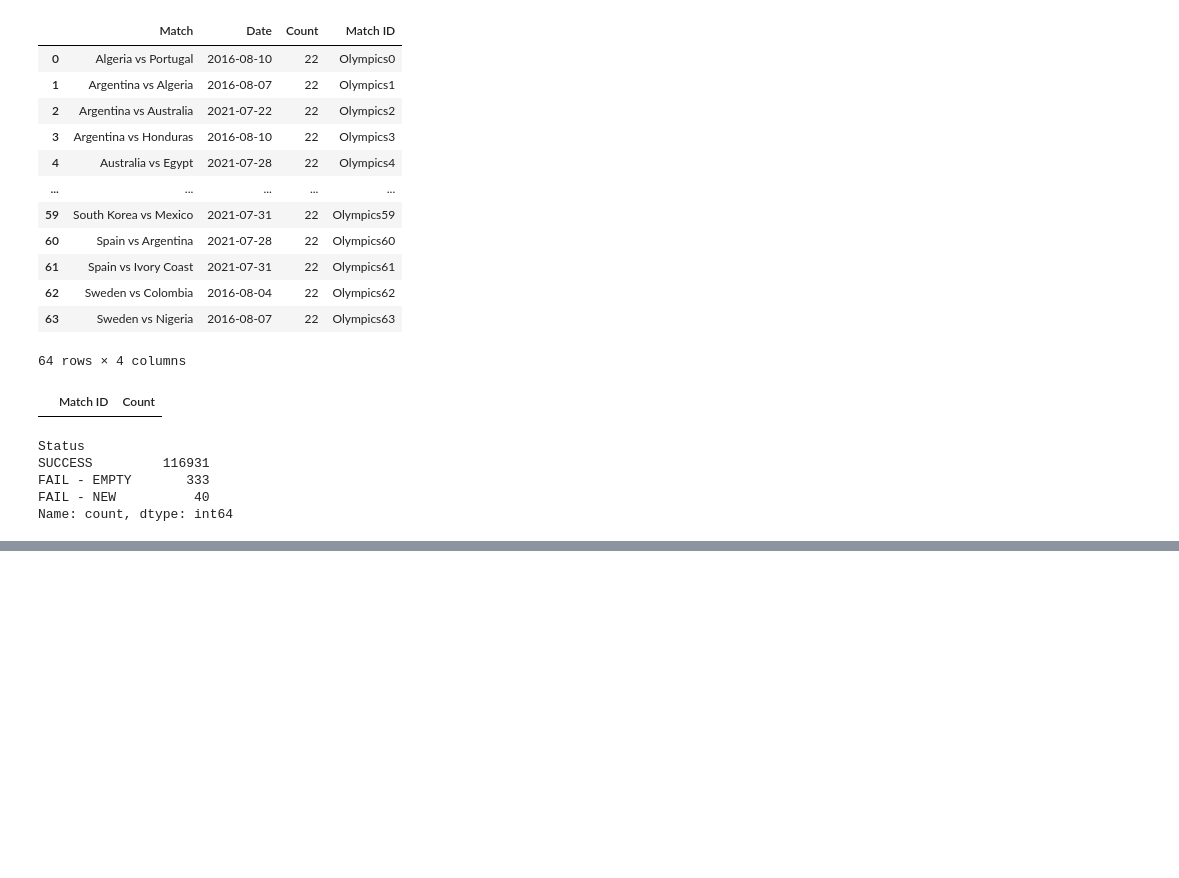
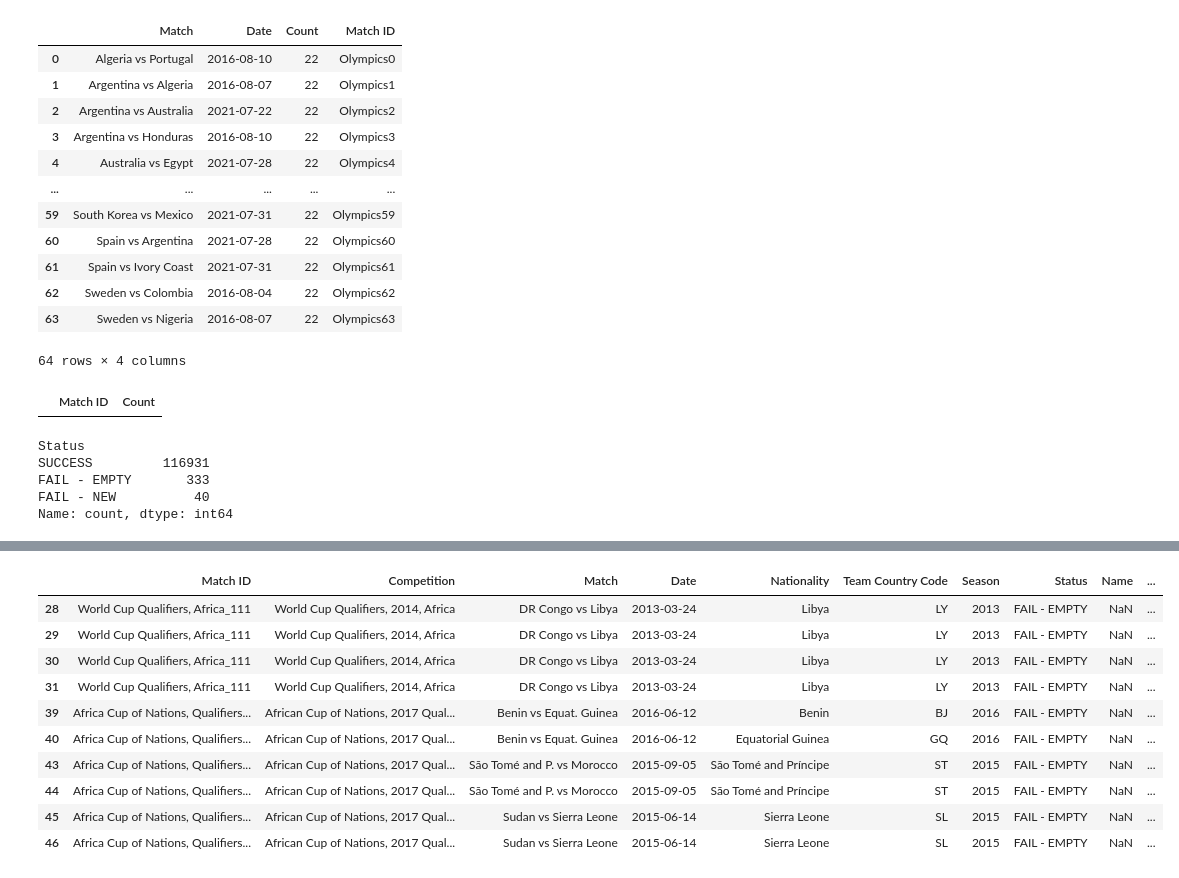
Before and after one commit to finnlsmith/footy_project_market_value_rankings, a Jupyter notebook: create_dataset_1/market_value_scrapes.ipynb, the cells around one changed output, grey strips where cells are left out. Drawn from its saved outputs; the diff is of its cells as text; code cells hidden in the pictures; blank space fills up the shorter version.

Commit message:
combined dataset

```diff
--- a/create_dataset_1/market_value_scrapes.ipynb
+++ b/create_dataset_1/market_value_scrapes.ipynb
@@ -1622,0 +1627,2 @@ Name: count, dtype: int64
+# %%
+latest_combined_DF = load_csv_dataset('combined_DF_may_20.csv')
@@ -1622,0 +1675,4 @@ Name: count, dtype: int64
+# %%
+latest_combined_DF = latest_combined_DF[latest_combined_DF['Match ID'] != 'Africa Cup of Nations, Qualifiers_258']
+latest_combined_DF = latest_combined_DF.drop(columns={'Unnamed: 0.1', 'Unnamed: 0'})
+latest_combined_DF['Match ID'].value_counts()
@@ -1622,0 +1693,38 @@ Name: count, dtype: int64
+# %%
+latest_combined_DF.at[24, 'Market Value'] = 125000
+latest_combined_DF.at[24, 'Lookup Return Case'] = 'Found in Curr Season'
+latest_combined_DF.at[24, 'Lookup Still Required?'] = False
+latest_combined_DF.at[24, 'Status'] = 'SUCCESS'
+
+
+latest_combined_DF.at[26, 'Market Value'] = 150000
+latest_combined_DF.at[26, 'Lookup Return Case'] = 'Found in Curr Season'
+latest_combined_DF.at[26, 'Lookup Still Required?'] = False
+latest_combined_DF.at[26, 'Status'] = 'SUCCESS'
+
+
+latest_combined_DF.at[47, 'Market Value'] = 50000
+latest_combined_DF.at[47, 'Lookup Return Case'] = 'Found in Curr Season'
+latest_combined_DF.at[47, 'Lookup Still Required?'] = False
+latest_combined_DF.at[47, 'Status'] = 'SUCCESS'
+# %%
+for index, row in latest_combined_DF.iterrows():
+    if row['Status'] == 'POSSIBLE':
+        latest_combined_DF.at[index, 'Status'] = 'SUCCESS'
+        latest_combined_DF.at[index, 'Market Value'] = 0
+        latest_combined_DF.at[index, 'Lookup Return Case'] = 'Found in Curr Season'
+        latest_combined_DF.at[index, 'Lookup Still Required?'] = False
+# %%
+latest_combined_DF[latest_combined_DF['Status'] == 'FAIL - EMPTY']
+# %% [output]
+|  | Match ID | Competition | Match | Date | Nationality | Team Country Code | Season | Status | Name | ... |
+| 28 | World Cup Qualifiers, Africa_111 | World Cup Qualifiers, 2014, Africa | DR Congo vs Libya | 2013-03-24 | Libya | LY | 2013 | FAIL - EMPTY | NaN | ... |
+| 29 | World Cup Qualifiers, Africa_111 | World Cup Qualifiers, 2014, Africa | DR Congo vs Libya | 2013-03-24 | Libya | LY | 2013 | FAIL - EMPTY | NaN | ... |
+| 30 | World Cup Qualifiers, Africa_111 | World Cup Qualifiers, 2014, Africa | DR Congo vs Libya | 2013-03-24 | Libya | LY | 2013 | FAIL - EMPTY | NaN | ... |
+| 31 | World Cup Qualifiers, Africa_111 | World Cup Qualifiers, 2014, Africa | DR Congo vs Libya | 2013-03-24 | Libya | LY | 2013 | FAIL - EMPTY | NaN | ... |
+| 39 | Africa Cup of Nations, Qualifiers... | African Cup of Nations, 2017 Qual... | Benin vs Equat. Guinea | 2016-06-12 | Benin | BJ | 2016 | FAIL - EMPTY | NaN | ... |
+| 40 | Africa Cup of Nations, Qualifiers... | African Cup of Nations, 2017 Qual... | Benin vs Equat. Guinea | 2016-06-12 | Equatorial Guinea | GQ | 2016 | FAIL - EMPTY | NaN | ... |
+| 43 | Africa Cup of Nations, Qualifiers... | African Cup of Nations, 2017 Qual... | São Tomé and P. vs Morocco | 2015-09-05 | São Tomé and Príncipe | ST | 2015 | FAIL - EMPTY | NaN | ... |
+| 44 | Africa Cup of Nations, Qualifiers... | African Cup of Nations, 2017 Qual... | São Tomé and P. vs Morocco | 2015-09-05 | São Tomé and Príncipe | ST | 2015 | FAIL - EMPTY | NaN | ... |
+| 45 | Africa Cup of Nations, Qualifiers... | African Cup of Nations, 2017 Qual... | Sudan vs Sierra Leone | 2015-06-14 | Sierra Leone | SL | 2015 | FAIL - EMPTY | NaN | ... |
+| 46 | Africa Cup of Nations, Qualifiers... | African Cup of Nations, 2017 Qual... | Sudan vs Sierra Leone | 2015-06-14 | Sierra Leone | SL | 2015 | FAIL - EMPTY | NaN | ... |
```
Also changed, not shown: parts of 4 cells of this notebook, 3 other files.
